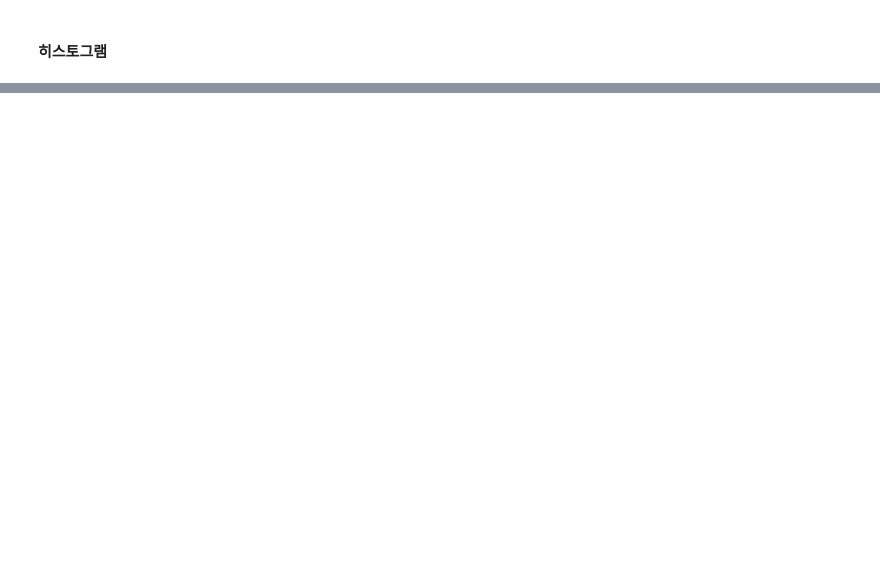
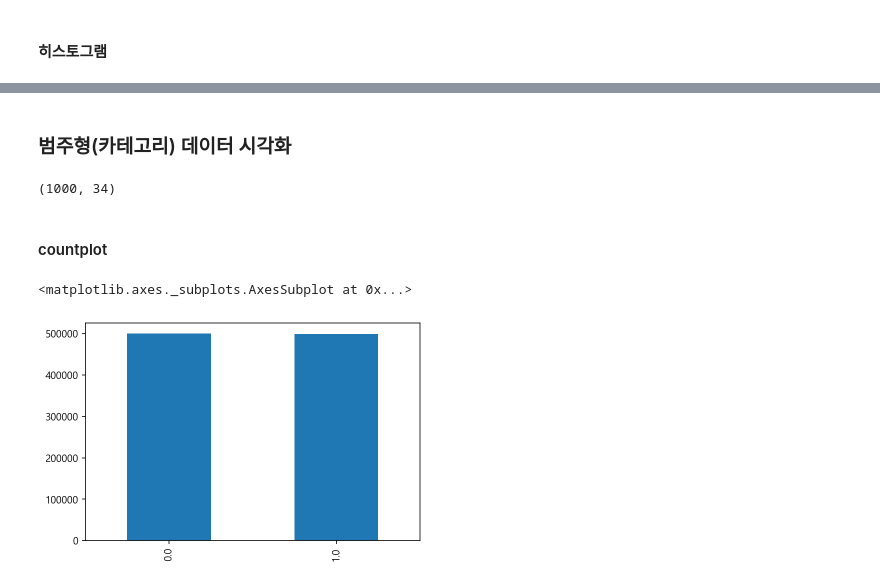
Before and after one commit to ssue-lee/practice, a Jupyter notebook: hearth_analysis.ipynb, the cells around one changed output, grey strips where cells are left out. Saved outputs shown, nothing was run; the diff lists cells and outputs as text; code cells hidden in the pictures; blank space fills up the shorter version.

```diff
--- a/hearth_analysis.ipynb
+++ b/hearth_analysis.ipynb
@@ -271,0 +298,14 @@ df.pivot_table(index=["성별코드", "음주여부"], values="감마지티피",
+# %% [markdown]
+### 범주형(카테고리) 데이터 시각화
+# %%
+df_sample = df.sample(1000, random_state=1)
+df_sample.shape
+# %% [output]
+(1000, 34)
+# %% [markdown]
+#### countplot
+# %%
+df["음주여부"].value_counts().plot.bar()
+# %% [output]
+<matplotlib.axes._subplots.AxesSubplot at 0x...>
+[figure, added]
```
Also changed, not shown: parts of 20 cells of this notebook.
